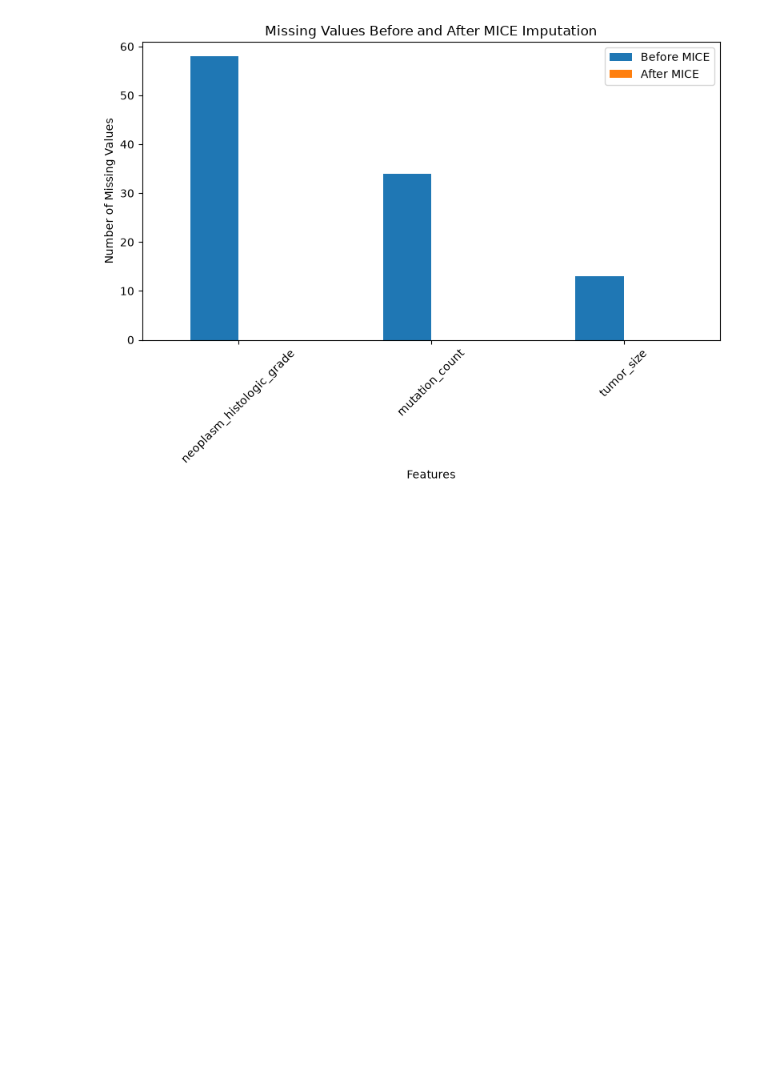
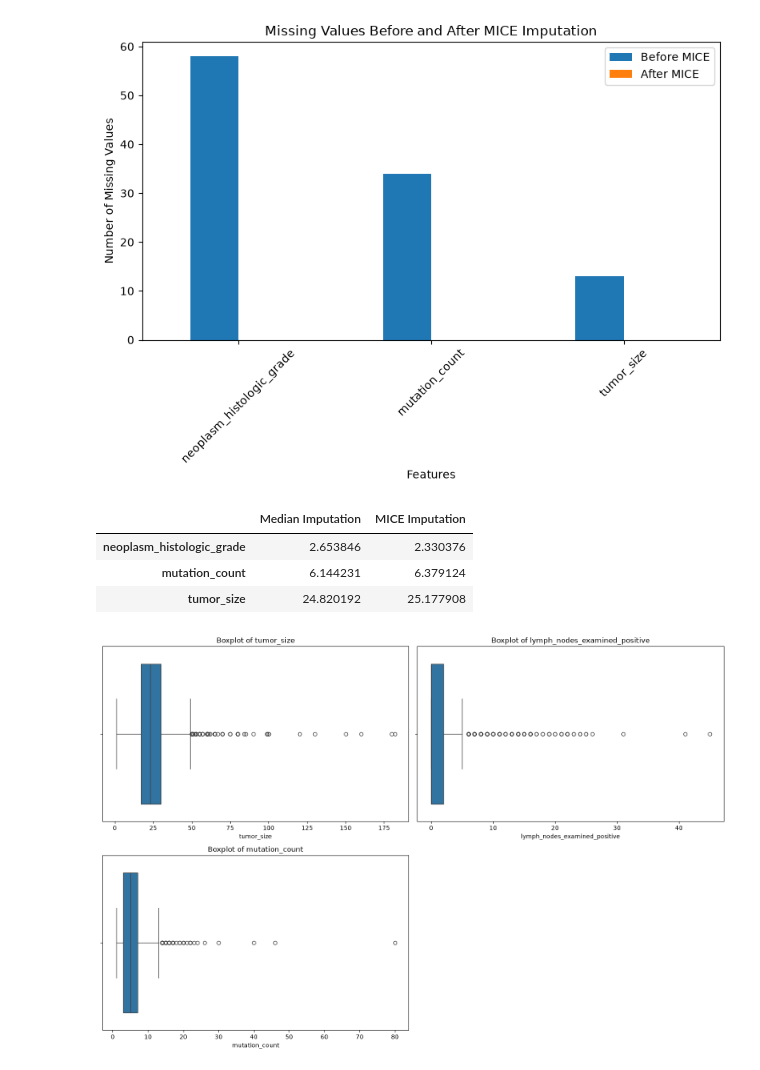
Before and after one commit to uroojzaidi709/cancer-risk-explainable-ml, a Jupyter notebook: notebooks/02_preprocessing.ipynb, the cells around one changed output. Drawn from its saved outputs; the diff is of its cells as text; code cells hidden in the pictures; blank space fills up the shorter version.

Commit message:
Outlier Analysis

```diff
--- a/notebooks/02_preprocessing.ipynb
+++ b/notebooks/02_preprocessing.ipynb
@@ -292,0 +300,37 @@ plt.show()
+# %%
+comparison_values = pd.DataFrame({
+
+    'Median Imputation': X_train_num_imputed[mice_features].loc[
+        X_train[mice_features].isnull().any(axis=1)
+    ].mean(),
+
+    'MICE Imputation': X_train_mice_imputed.loc[
+        X_train[mice_features].isnull().any(axis=1)
+    ].mean()
+})
+
+comparison_values
+# %% [output]
+|  | Median Imputation | MICE Imputation |
+| neoplasm_histologic_grade | 2.653846 | 2.330376 |
+| mutation_count | 6.144231 | 6.379124 |
+| tumor_size | 24.820192 | 25.177908 |
+# %%
+outlier_features = [
+    'tumor_size',
+    'lymph_nodes_examined_positive',
+    'mutation_count'
+]
+
+plt.figure(figsize=(15,10))
+
+for i, col in enumerate(outlier_features):
+
+    plt.subplot(2, 2, i+1)
+    sns.boxplot(x=X_train_imputed[col])
+    plt.title(f'Boxplot of {col}')
+
+plt.tight_layout()
+plt.show()
+# %% [output]
+[figure, added]
```
Also changed, not shown: parts of 2 cells of this notebook.
